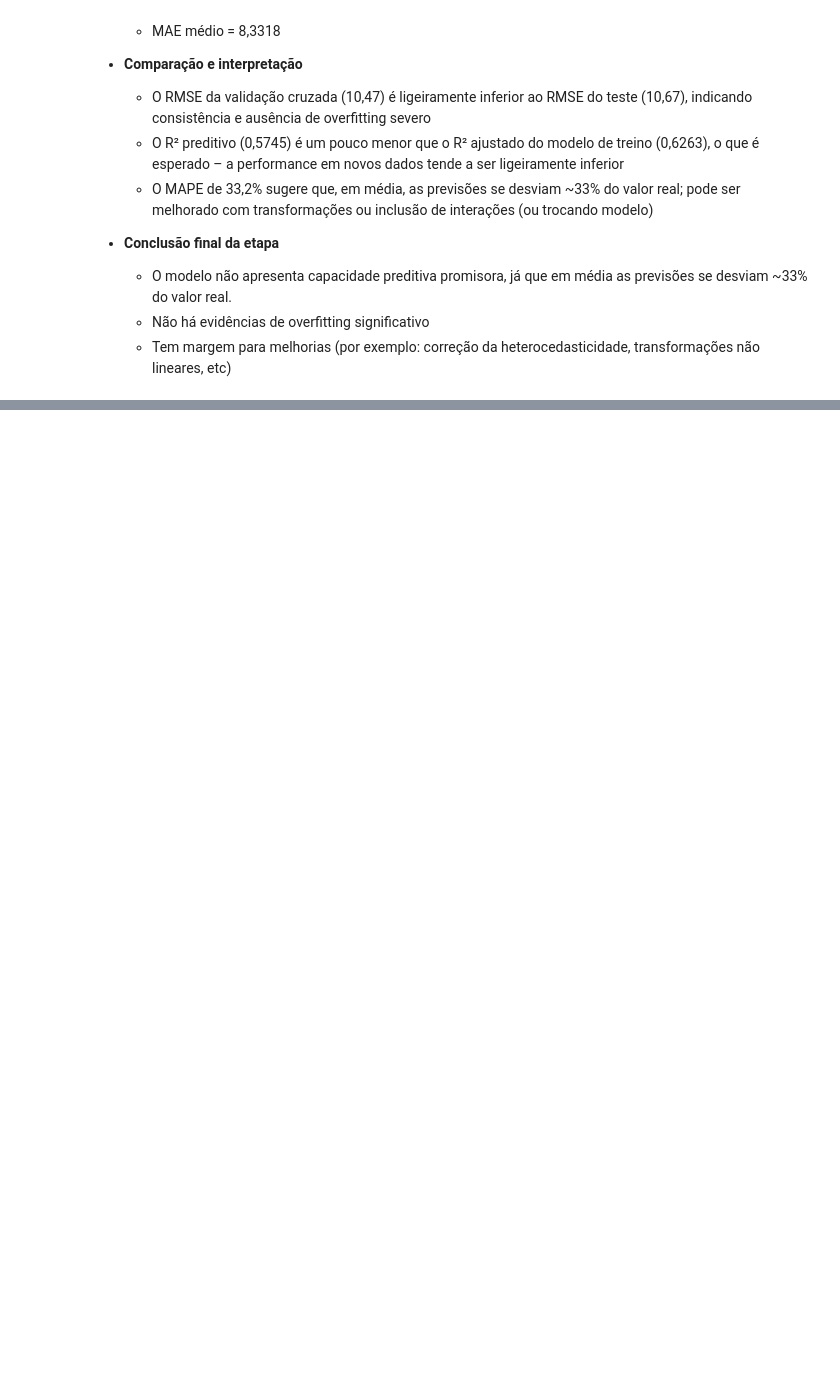
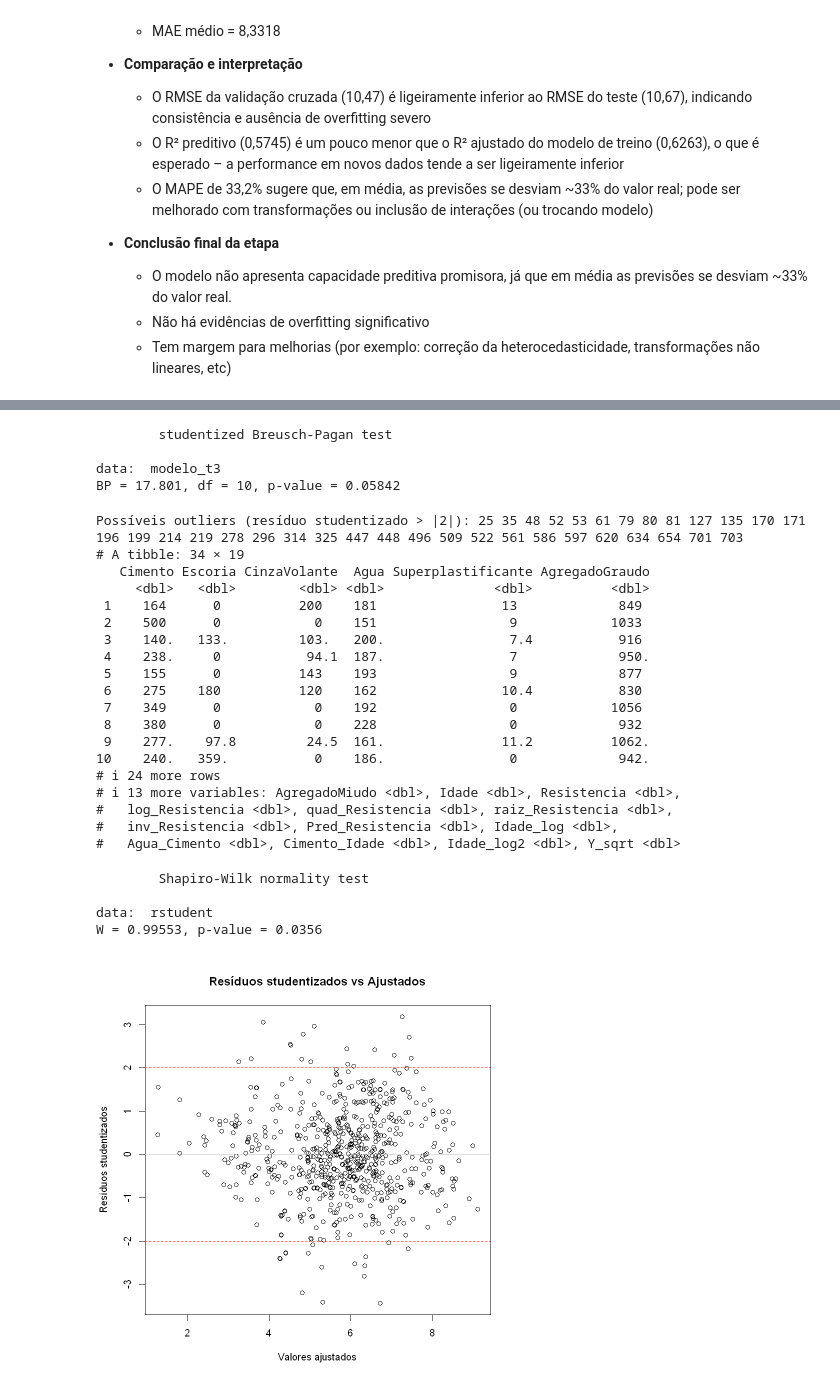
Before and after one commit to Marcehlin/Atividades-2026_1, a Jupyter notebook: Regressao/Regressao Trabalho/trabalho_regressao_MMM.ipynb, the cells around one changed output, grey strips where cells are left out. Saved outputs shown, nothing was run; the diff lists cells and outputs as text; code cells hidden in the pictures; blank space fills up the shorter version.

```diff
--- a/Regressao/Regressao Trabalho/trabalho_regressao_MMM.ipynb
+++ b/Regressao/Regressao Trabalho/trabalho_regressao_MMM.ipynb
@@ -1298,0 +1744,50 @@ ERROR: Error: package or namespace load failed for 'caret' in inDL(x, as.logical
+# %%
+# Adicione após o modelo ajustado (logo após 3.1)
+# Resíduos studentizados (jackknife)
+rstudent <- rstudent(modelo_t3)
+bptest(modelo_t3)
+# Gráfico
+plot(fitted(modelo_t3), rstudent,
+     xlab = "Valores ajustados", ylab = "Resíduos studentizados",
+     main = "Resíduos studentizados vs Ajustados")
+abline(h = c(-2, 0, 2), lty = c(2,1,2), col = c("red","gray","red"))
+
+# Identificar possíveis outliers (|rstudent| > 2)
+outliers <- which(abs(rstudent) > 2)
+if(length(outliers) > 0) {
+  cat("Possíveis outliers (resíduo studentizado > |2|):", outliers, "\n")
+  print(dados_treino[outliers, ])
+} else {
+  cat("Nenhum outlier grave detectado.\n")
+}
+# Teste de normalidade (Shapiro-Wilk) sobre rstudent – mais adequado
+shapiro.test(rstudent)  # valor-p deve ser > 0.05
+# %% [output]
+        studentized Breusch-Pagan test
+
+data:  modelo_t3
+BP = 17.801, df = 10, p-value = 0.05842
+Possíveis outliers (resíduo studentizado > |2|): 25 35 48 52 53 61 79 80 81 127 135 170 171 196 199 214 219 278 296 314 325 447 448 496 509 522 561 586 597 620 634 654 701 703
+# A tibble: 34 × 19
+   Cimento Escoria CinzaVolante  Agua Superplastificante AgregadoGraudo
+     <dbl>   <dbl>        <dbl> <dbl>              <dbl>          <dbl>
+ 1    164      0          200    181                13             849
+ 2    500      0            0    151                 9            1033
+ 3    140.   133.         103.   200.                7.4           916
+ 4    238.     0           94.1  187.                7             950.
+ 5    155      0          143    193                 9             877
+ 6    275    180          120    162                10.4           830
+ 7    349      0            0    192                 0            1056
+ 8    380      0            0    228                 0             932
+ 9    277.    97.8         24.5  161.               11.2          1062.
+10    240.   359.           0    186.                0             942.
+# ℹ 24 more rows
+# ℹ 13 more variables: AgregadoMiudo <dbl>, Idade <dbl>, Resistencia <dbl>,
+#   log_Resistencia <dbl>, quad_Resistencia <dbl>, raiz_Resistencia <dbl>,
+#   inv_Resistencia <dbl>, Pred_Resistencia <dbl>, Idade_log <dbl>,
+#   Agua_Cimento <dbl>, Cimento_Idade <dbl>, Idade_log2 <dbl>, Y_sqrt <dbl>
+        Shapiro-Wilk normality test
+
+data:  rstudent
+W = 0.99553, p-value = 0.0356
+[figure, added]
```
Also changed, not shown: parts of 20 cells of this notebook, 19 other files.
